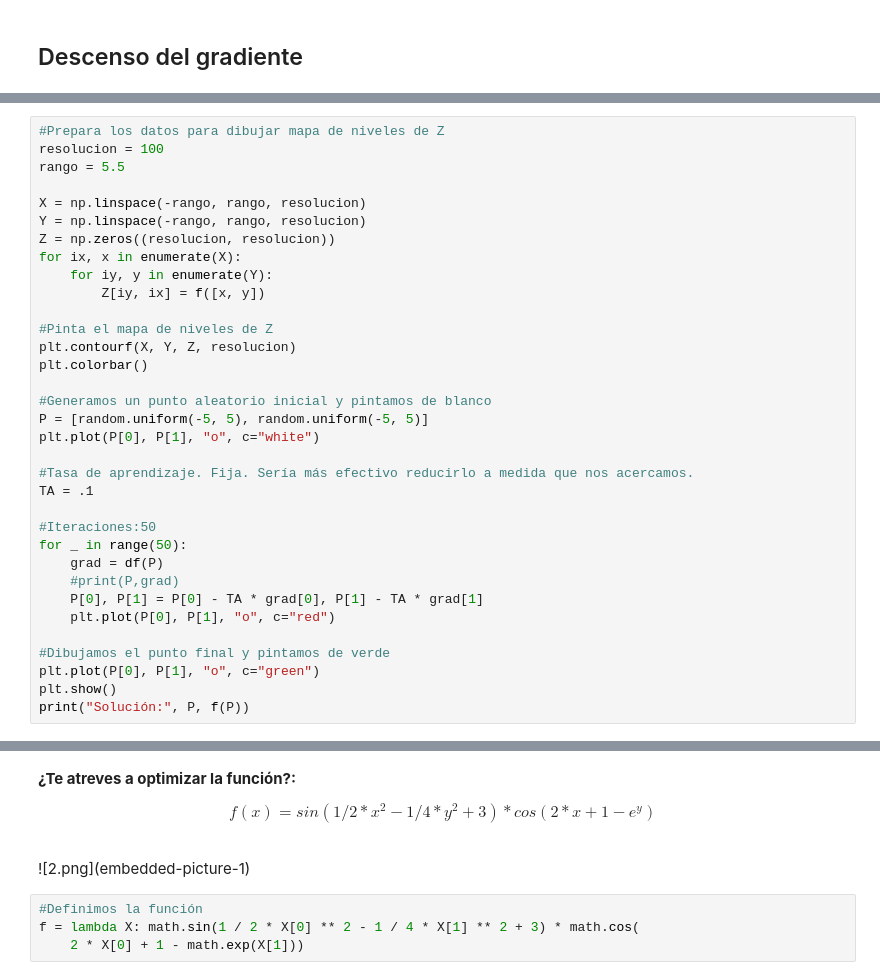
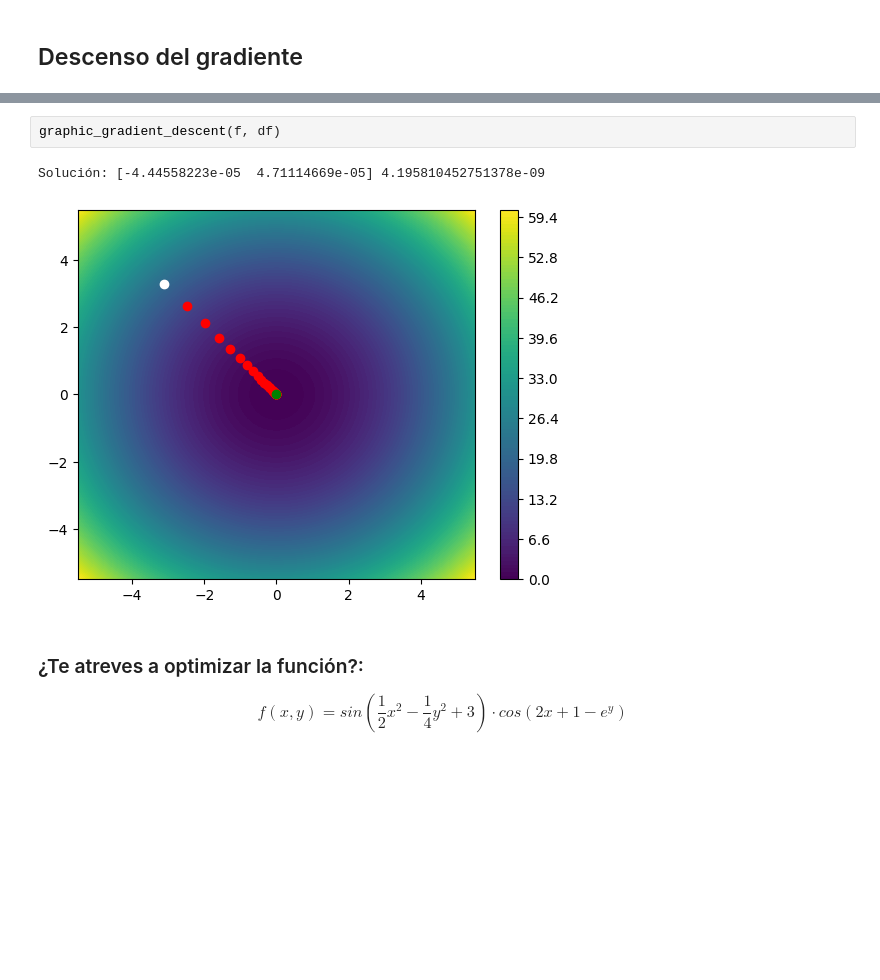
Before and after one commit to carlosbravo1408/03MIAR-Algoritmos-de-Optimizacion-2025, a Jupyter notebook: AG2/Algoritmos_AG2.ipynb, the cells around one changed output, grey strips where cells are left out. Drawn from its saved outputs; the diff is of its cells as text; blank space fills up the shorter version.

```diff
--- a/AG2/Algoritmos_AG2.ipynb
+++ b/AG2/Algoritmos_AG2.ipynb
@@ -508,34 +844,0 @@ plot3d(x ** 2 + y ** 2,
-# %%
-#Prepara los datos para dibujar mapa de niveles de Z
-resolucion = 100
-rango = 5.5
-
-X = np.linspace(-rango, rango, resolucion)
-Y = np.linspace(-rango, rango, resolucion)
-Z = np.zeros((resolucion, resolucion))
-for ix, x in enumerate(X):
-    for iy, y in enumerate(Y):
-        Z[iy, ix] = f([x, y])
-
-#Pinta el mapa de niveles de Z
-plt.contourf(X, Y, Z, resolucion)
-plt.colorbar()
-
-#Generamos un punto aleatorio inicial y pintamos de blanco
-P = [random.uniform(-5, 5), random.uniform(-5, 5)]
-plt.plot(P[0], P[1], "o", c="white")
-
-#Tasa de aprendizaje. Fija. Sería más efectivo reducirlo a medida que nos acercamos.
-TA = .1
-
-#Iteraciones:50
-for _ in range(50):
-    grad = df(P)
-    #print(P,grad)
-    P[0], P[1] = P[0] - TA * grad[0], P[1] - TA * grad[1]
-    plt.plot(P[0], P[1], "o", c="red")
-
-#Dibujamos el punto final y pintamos de verde
-plt.plot(P[0], P[1], "o", c="green")
-plt.show()
-print("Solución:", P, f(P))
@@ -542,13 +890,15 @@ print("Solución:", P, f(P))
+# %%
+graphic_gradient_descent(f, df)
+# %% [output]
+Solución: [-4.44558223e-05  4.71114669e-05] 4.195810452751378e-09
+[figure, added]
 # %% [markdown]
-**¿Te atreves a optimizar la función?:**
+### ¿Te atreves a optimizar la función?:
 
 $$
-f(x)=sin(1/2 * x^2 - 1/4 * y^2 + 3) * cos(2*x + 1 - e^y)
+f(x,y)=sin \left(\frac{1}{2}x^2 - \frac{1}{4}y^2 + 3 \right) \cdot cos\left(2x + 1 - e^y \right)
 $$
 
-<br>
+<!--
 ![2.png](embedded-picture-1)
+-->
-# %%
-#Definimos la función
-f = lambda X: math.sin(1 / 2 * X[0] ** 2 - 1 / 4 * X[1] ** 2 + 3) * math.cos(
-    2 * X[0] + 1 - math.exp(X[1]))
```
Also changed, not shown: parts of 49 cells of this notebook.
